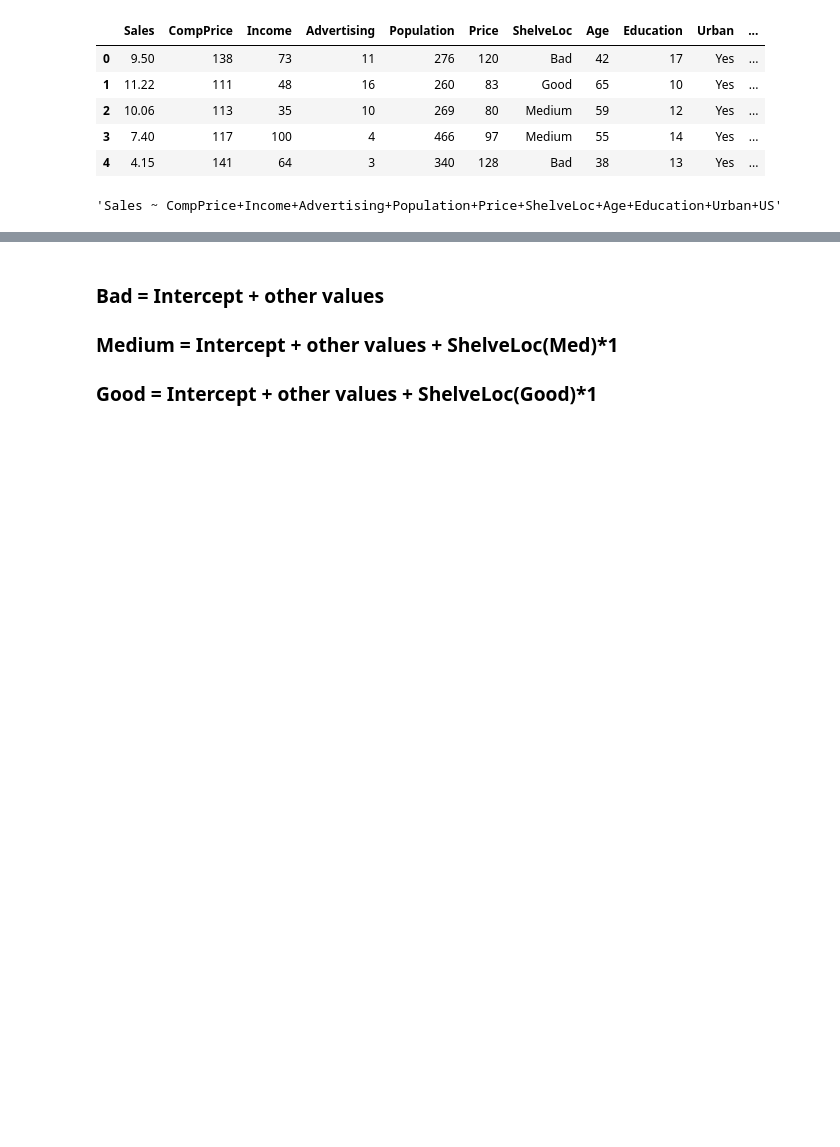
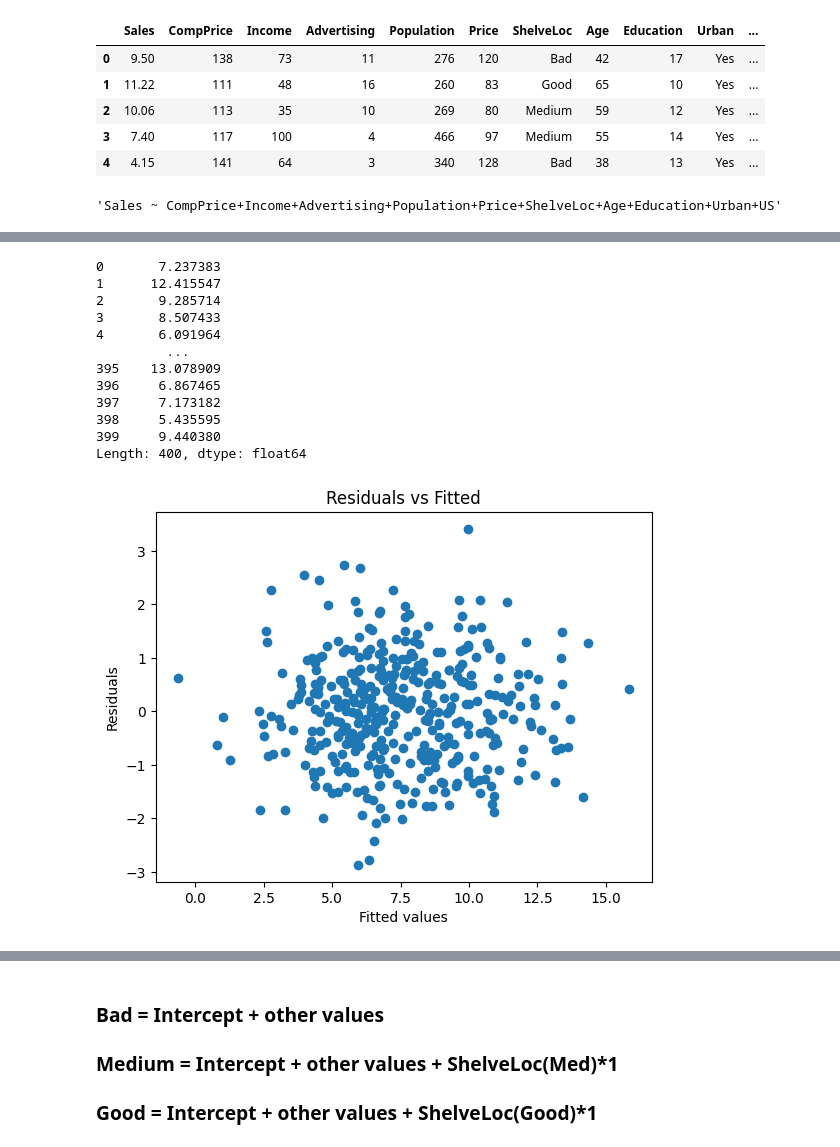
Before and after one commit to Pandatoey/LAB229351, a Jupyter notebook: สำเนาของ_229351_LAB07.ipynb, the cells around one changed output, grey strips where cells are left out. Saved outputs shown, nothing was run; the diff lists cells and outputs as text; code cells hidden in the pictures; blank space fills up the shorter version.

```diff
--- a/สำเนาของ_229351_LAB07.ipynb
+++ b/สำเนาของ_229351_LAB07.ipynb
@@ -411,0 +465,21 @@ all_predictors = '+'.join(carseats.columns.drop('Sales')) #ใช้สูตร
+# %%
+plt.scatter(carseats_lr.fittedvalues, carseats_lr.resid)
+plt.title('Residuals vs Fitted')
+plt.xlabel('Fitted values')
+plt.ylabel('Residuals');
+
+print(carseats_lr.fittedvalues)
+# %% [output]
+0       7.237383
+1      12.415547
+2       9.285714
+3       8.507433
+4       6.091964
+         ...
+395    13.078909
+396     6.867465
+397     7.173182
+398     5.435595
+399     9.440380
+Length: 400, dtype: float64
+[figure, added]
```
Also changed, not shown: parts of 18 cells of this notebook.
